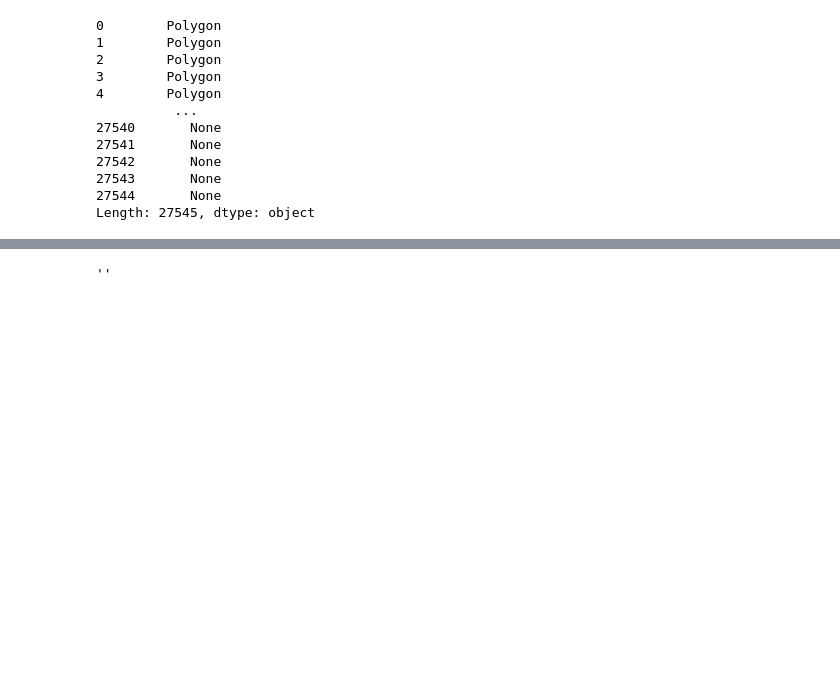
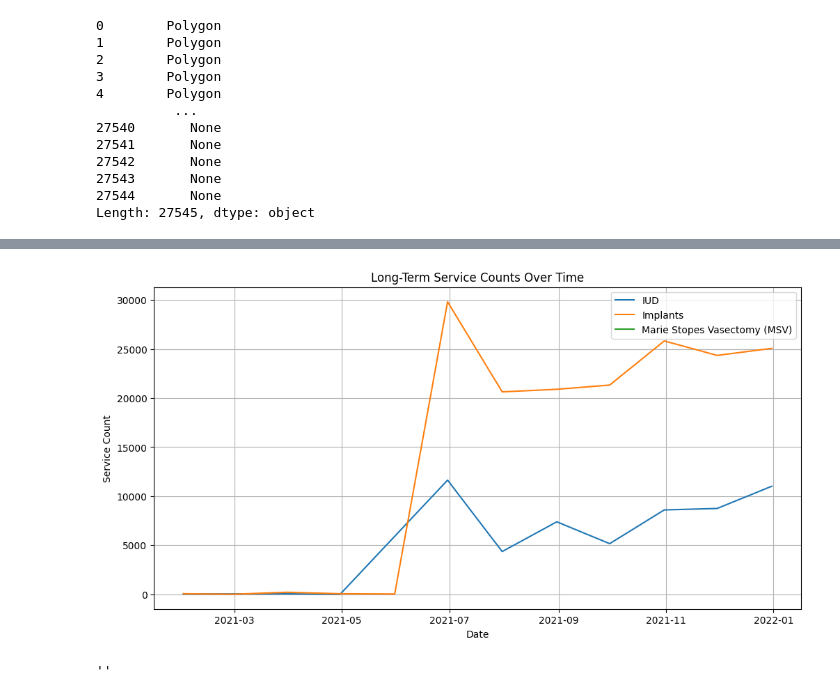
Before and after one commit to KD2029/Data_Analytics_Report-, a Jupyter notebook: code/Untitled.ipynb, the cells around one changed output, grey strips where cells are left out. Drawn from its saved outputs; the diff is of its cells as text; code cells hidden in the pictures; blank space fills up the shorter version.

```diff
--- a/code/Untitled.ipynb
+++ b/code/Untitled.ipynb
@@ -584,3 +592,31 @@ DatetimeIndex(['2021-06-21', '2021-06-21', '2021-07-15', '2021-07-15',
+# %%
+import matplotlib.pyplot as plt
+import pandas as pd
+
+# Filter the data for long-term services
+long_term_services = long_term_df['Service'].unique()
+
+# Create a single plot for all long-term services
+plt.figure(figsize=(12, 6))
+
+# Loop through each unique long-term service
+for service in long_term_services:
+    service_data = long_term_df[long_term_df['Service'] == service]
+
+    # Plot the service data on the same graph
+    plt.plot(service_data['Date'], service_data['service_count'], label=service)
+
+# Customize the plot
+plt.xlabel('Date')
+plt.ylabel('Service Count')
+plt.title('Long-Term Service Counts Over Time')
+plt.legend()
+plt.grid(True)
+
+# Show the combined plot
+plt.show()
+# %% [output]
+[figure, added]
 # %%
 from fpdf import FPDF
 
```
Also changed, not shown: parts of 9 cells of this notebook.
